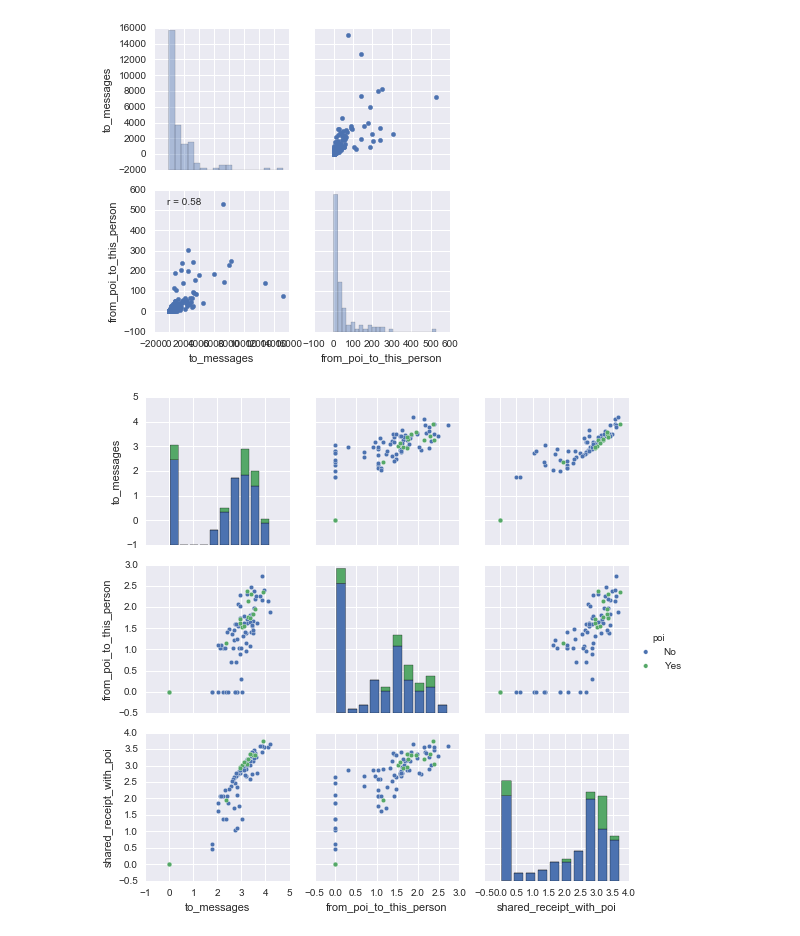
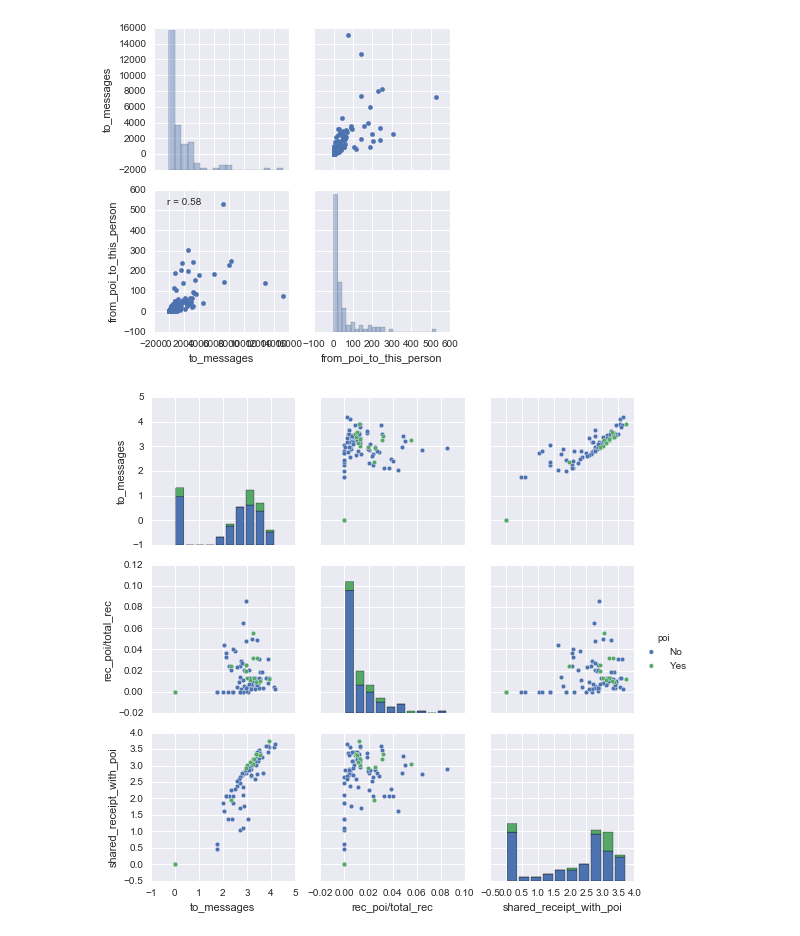
Before and after one commit to LayneNewhouse/Machine-Learning, a Jupyter notebook: Project5.ipynb, the cells around one changed output. Saved outputs shown, nothing was run; the diff lists cells and outputs as text; code cells hidden in the pictures.

```diff
--- a/Project5.ipynb
+++ b/Project5.ipynb
@@ -315,0 +338,5 @@ email_df = email_df.replace("NaN", 0)
+# %%
+financial_df["bonus/salary"] = financial_df["bonus"] / financial_df["salary"]
+financial_df["stock/salary"] = financial_df["total_stock_value"] /\
+                                                    financial_df["salary"]
+financial_df = financial_df.replace(["inf","-inf", "NaN"], 0)
@@ -315,0 +348,4 @@ email_df = email_df.replace("NaN", 0)
+# %%
+outlier = financial_df["stock/salary"].idxmax()
+print "Stock/Salary outlier:", outlier
+print enron_data[outlier]
@@ -315,0 +357,3 @@ email_df = email_df.replace("NaN", 0)
+# %%
+financial_df = financial_df.drop(outlier)
+email_df = email_df.drop(outlier)
@@ -315,0 +366,6 @@ email_df = email_df.replace("NaN", 0)
+# %%
+email_df["rec_poi/total_rec"] = email_df["from_poi_to_this_person"] /\
+                                                    email_df["to_messages"]
+email_df["sent_poi/total_sent"] = email_df["from_this_person_to_poi"] /\
+                                                    email_df["from_messages"]
+email_df = email_df.replace(["inf","-inf", "NaN"], 0)
@@ -401,8 +463,8 @@ email_df["poi"] = enron_df["poi"]
 #boolean to string is needed so that pairplot won't include poi as a feature
 email_df["poi"] = email_df["poi"].apply(boolean_to_string)
 # %%
-features = ["to_messages", "from_poi_to_this_person",
+features = ["to_messages", "rec_poi/total_rec",
             "shared_receipt_with_poi", "poi"]
 sns.pairplot(email_df[features], hue="poi");
 # %% [output]
-[figure, old version]
+[figure, new version]
```
Also changed, not shown: parts of 28 cells of this notebook.
